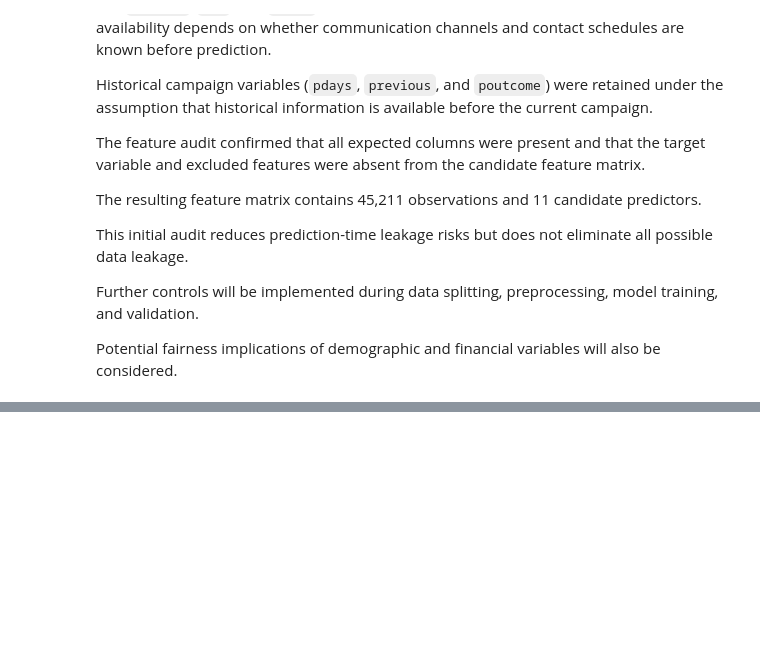
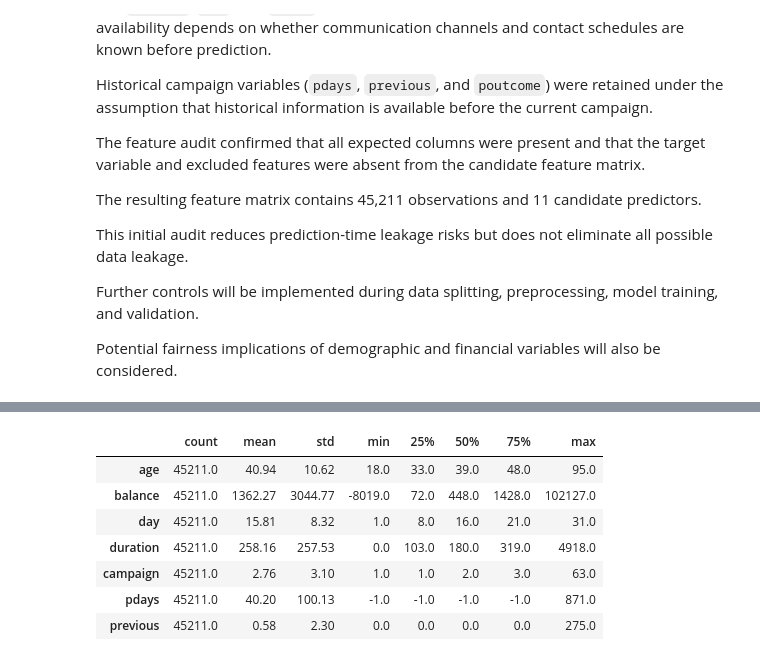
Before and after one commit to Merdgn/BankInsight-AI, a Jupyter notebook: notebooks/01_data_understanding.ipynb, the cells around one changed output, grey strips where cells are left out. Saved outputs shown, nothing was run; the diff lists cells and outputs as text; code cells hidden in the pictures; blank space fills up the shorter version.

```diff
--- a/notebooks/01_data_understanding.ipynb
+++ b/notebooks/01_data_understanding.ipynb
@@ -2798,0 +3161,72 @@ financial variables will also be considered.
+# %%
+
+# BankInsight AI — Final Data Quality Audit
+
+import pandas as pd
+import numpy as np
+
+numeric_features = [
+    "age", "balance", "day", "duration",
+    "campaign", "pdays", "previous"
+]
+
+# 1. Numerical statistics
+print("NUMERICAL SUMMARY")
+display(df[numeric_features].describe().T.round(2))
+
+# 2. Validity checks
+quality_checks = {
+    "invalid_age": (~df["age"].between(18, 110)).sum(),
+    "invalid_day": (~df["day"].between(1, 31)).sum(),
+    "negative_duration": (df["duration"] < 0).sum(),
+    "invalid_campaign": (df["campaign"] < 1).sum(),
+    "invalid_pdays": (df["pdays"] < -1).sum(),
+    "negative_previous": (df["previous"] < 0).sum(),
+    "missing_values": df.isna().sum().sum(),
+    "exact_duplicates": df.duplicated().sum()
+}
+
+print("\nDATA VALIDITY CHECKS")
+display(pd.DataFrame(
+    quality_checks.items(),
+    columns=["check", "count"]
+))
+
+# 3. IQR outlier audit
+outlier_results = []
+
+for col in numeric_features:
+    values = df[col]
+
+    # -1 is a valid sentinel for pdays
+    if col == "pdays":
+        values = values[values >= 0]
+
+    q1 = values.quantile(0.25)
+    q3 = values.quantile(0.75)
+    iqr = q3 - q1
+
+    lower = q1 - 1.5 * iqr
+    upper = q3 + 1.5 * iqr
+
+    outliers = ((values < lower) | (values > upper)).sum()
+
+    outlier_results.append({
+        "feature": col,
+        "outliers": int(outliers),
+        "percentage": round(
+            outliers / len(values) * 100, 2
+        )
+    })
+
+print("\nIQR OUTLIER SUMMARY")
+display(pd.DataFrame(outlier_results))
+
+# 4. Final integrity check
+assert df.shape == (45211, 17)
+assert df.isna().sum().sum() == 0
+
+print("\nDATA QUALITY AUDIT COMPLETED")
+print("Dataset shape:", df.shape)
+print("No records removed.")
+# %% [output]
@@ -2798,0 +3234,8 @@ financial variables will also be considered.
+|  | count | mean | std | min | 25% | 50% | 75% | max |
+| age | 45211.0 | 40.94 | 10.62 | 18.0 | 33.0 | 39.0 | 48.0 | 95.0 |
+| balance | 45211.0 | 1362.27 | 3044.77 | -8019.0 | 72.0 | 448.0 | 1428.0 | 102127.0 |
+| day | 45211.0 | 15.81 | 8.32 | 1.0 | 8.0 | 16.0 | 21.0 | 31.0 |
+| duration | 45211.0 | 258.16 | 257.53 | 0.0 | 103.0 | 180.0 | 319.0 | 4918.0 |
+| campaign | 45211.0 | 2.76 | 3.10 | 1.0 | 1.0 | 2.0 | 3.0 | 63.0 |
+| pdays | 45211.0 | 40.20 | 100.13 | -1.0 | -1.0 | -1.0 | -1.0 | 871.0 |
+| previous | 45211.0 | 0.58 | 2.30 | 0.0 | 0.0 | 0.0 | 0.0 | 275.0 |
```
Also changed, not shown: parts of 18 cells of this notebook.
